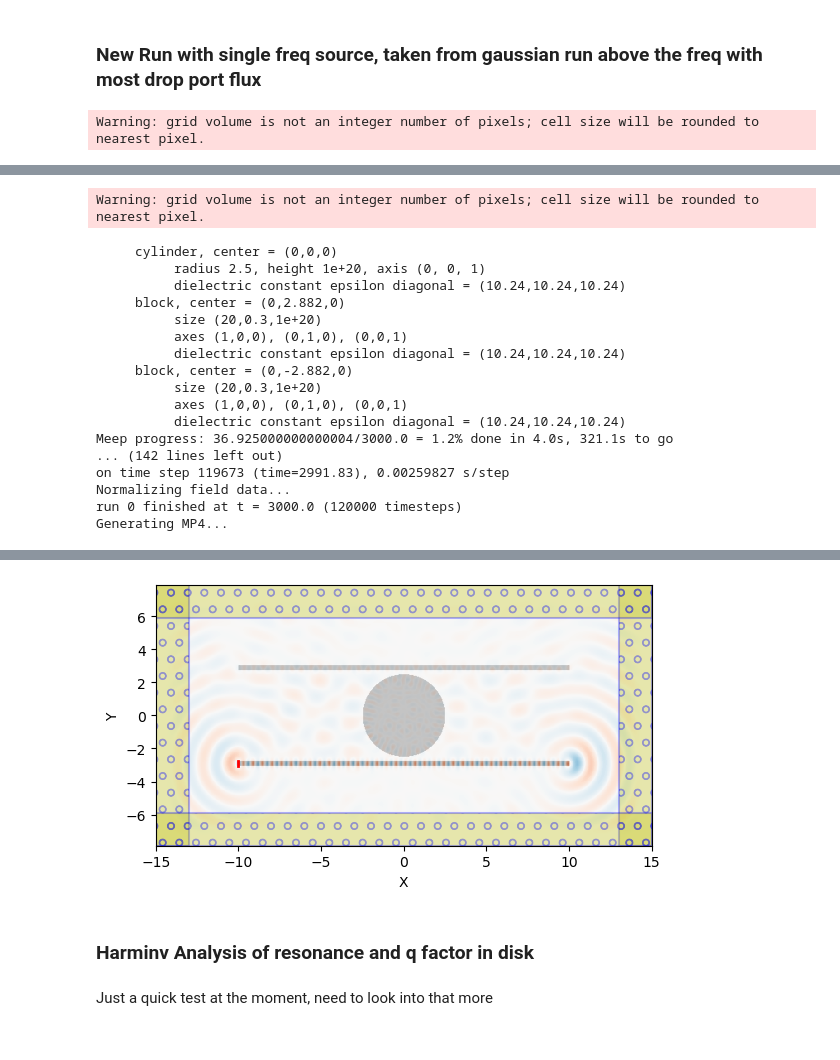
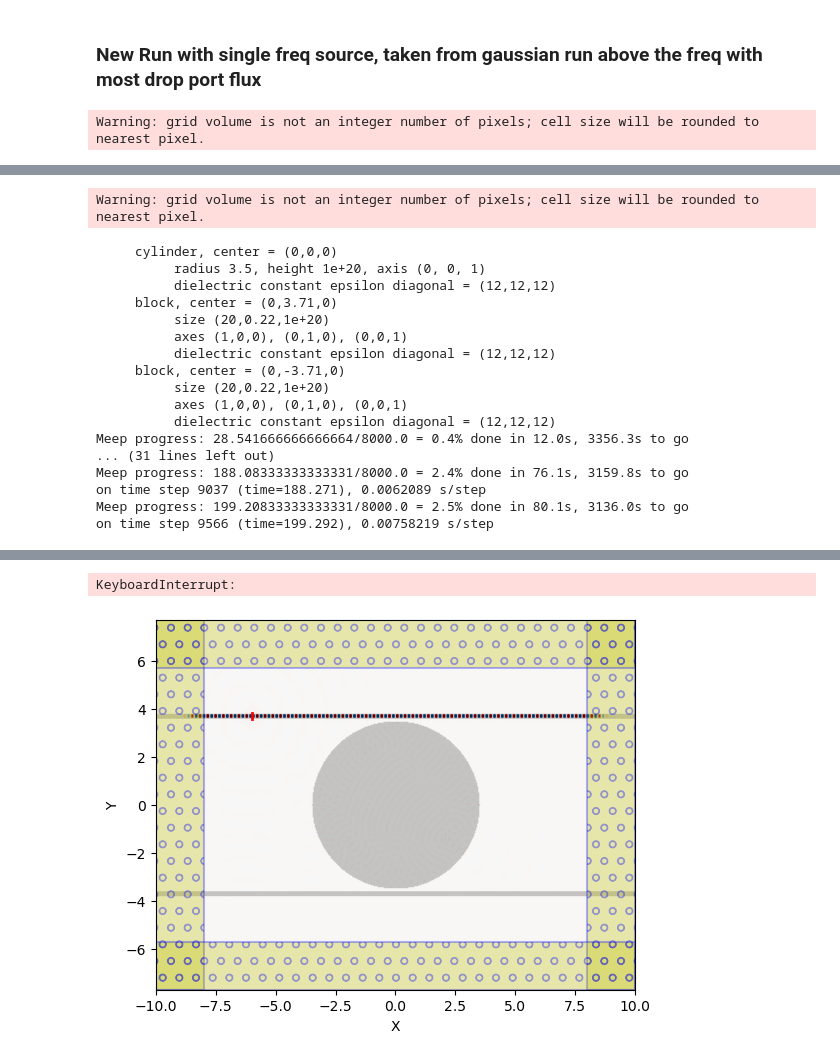
Before and after one commit to Luxchen77/Tunable-Disk-Resonator-Meep-, a Jupyter notebook: meep_clean_sim_waveguide_disk.ipynb, the cells around one changed output, grey strips where cells are left out. Drawn from its saved outputs; the diff is of its cells as text; code cells hidden in the pictures.

```diff
--- a/meep_clean_sim_waveguide_disk.ipynb
+++ b/meep_clean_sim_waveguide_disk.ipynb
@@ -195,16 +406,17 @@ typeof_run = 1  # 0: "snapshots" or 1: "video"
 # -----------------------------
 # Source
 # -----------------------------
-source_x = -wg_length/2
-source_y = - (disk_radius + gap + wg_width/2)
+source_x = -wg_length/2 + 4
+source_y = disk_radius + gap + wg_width/2
 
 
-nfreq = 500
-resolution = 20  # pixels/um
+resolution = 24  # pixels/um
 
+res_freq = 323.2913 #Thz
+res_freq = res_freq * um_scale * 1e12 / c0  # convert to Meep freq (1/um)
 
 sources_res = [mp.Source(mp.ContinuousSource(frequency=res_freq),
-                         component=mp.Ez,
+                         component=mp.Hz,
                          center=mp.Vector3(source_x, source_y),
                          size=mp.Vector3(0, wg_width, 0))]
 
@@ -220,9 +432,34 @@ if typeof_run == 0:
     def store_fields(sim):
         ez_data.append(sim.get_array(center=mp.Vector3(),
                                     size=cell,
-                                    component=mp.Ez))
+                                    component=mp.Hz))
 
-    sim_res.run(mp.at_every(20, store_fields), until=800)
+    sim_res.run(mp.at_every(20, store_fields), until=4000)
+
+    # -----------------------------
+    # Create data folder structure
+    # -----------------------------
+    base_dir = "data"
+    os.makedirs(base_dir, exist_ok=True)
+
+    # Use parameter-based folder name
+    folder_name = f"{datetime.now().strftime('%Y%m%d_%H%M')}_sim_r{disk_radius}_g{gap}_f{f_thz}_res{resolution}_snapshots"
+    run_dir = os.path.join(base_dir, folder_name)
+    os.makedirs(run_dir, exist_ok=True)
+
+    # -----------------------------
+    # Save Ez time evolution data
+    # -----------------------------
+
+    ez_data = np.array(ez_data)
+    ez_data_path = os.path.join(run_dir, "Ez_time_evolution.npy")
+    np.save(ez_data_path, ez_data)
+
+    # Optional lightweight txt version (for debugging / quick plotting)
+    # np.savetxt(os.path.join(run_dir, "Ez_time_evolution.txt"), ez_data.reshape(ez_data.shape[0], -1))
+
+    print(f"Time-evolving Ez field saved to {ez_data_path}")
+    print(f"All data successfully stored in: {run_dir}")
 
     # -----------------------------
     # Plot Ez snapshots
@@ -246,7 +483,7 @@ elif typeof_run == 1:
     # -----------------------------
     animate = mp.Animate2D(
         sim=sim_res,
-        fields=mp.Ez,
+        fields=mp.Hz,
         normalize=True,
         realtime=False,
         field_parameters={"alpha":0.8, "cmap":"RdBu", "interpolation":"none"},
@@ -258,7 +495,7 @@ elif typeof_run == 1:
     # -----------------------------
     # Run the simulation, capturing frames
     # -----------------------------
-    sim_res.run(mp.at_every(20, animate), until=3000)
+    sim_res.run(mp.at_every(20, animate), until=8000)
 
     # -----------------------------
     # Export to MP4 *and* show inline
@@ -290,18 +526,18 @@ time for set_epsilon = 0.463661 s
 Warning: grid volume is not an integer number of pixels; cell size will be rounded to nearest pixel.
      cylinder, center = (0,0,0)
-          radius 2.5, height 1e+20, axis (0, 0, 1)
-          dielectric constant epsilon diagonal = (10.24,10.24,10.24)
-     block, center = (0,2.882,0)
-          size (20,0.3,1e+20)
+          radius 3.5, height 1e+20, axis (0, 0, 1)
+          dielectric constant epsilon diagonal = (12,12,12)
+     block, center = (0,3.71,0)
+          size (20,0.22,1e+20)
           axes (1,0,0), (0,1,0), (0,0,1)
-          dielectric constant epsilon diagonal = (10.24,10.24,10.24)
-     block, center = (0,-2.882,0)
-          size (20,0.3,1e+20)
+          dielectric constant epsilon diagonal = (12,12,12)
+     block, center = (0,-3.71,0)
+          size (20,0.22,1e+20)
           axes (1,0,0), (0,1,0), (0,0,1)
-          dielectric constant epsilon diagonal = (10.24,10.24,10.24)
-Meep progress: 36.925000000000004/3000.0 = 1.2% done in 4.0s, 321.1s to go
-... (142 lines left out)
-on time step 119673 (time=2991.83), 0.00259827 s/step
-Normalizing field data...
-run 0 finished at t = 3000.0 (120000 timesteps)
-Generating MP4...
+          dielectric constant epsilon diagonal = (12,12,12)
+Meep progress: 28.541666666666664/8000.0 = 0.4% done in 12.0s, 3356.3s to go
+... (31 lines left out)
+Meep progress: 188.08333333333331/8000.0 = 2.4% done in 76.1s, 3159.8s to go
+on time step 9037 (time=188.271), 0.0062089 s/step
+Meep progress: 199.20833333333331/8000.0 = 2.5% done in 80.1s, 3136.0s to go
+on time step 9566 (time=199.292), 0.00758219 s/step
@@ -309,5 +544,2 @@ Generating MP4...
+KeyboardInterrupt:
-[figure, old version]
+[figure, new version]
-# %% [markdown]
-### Harminv Analysis of resonance and q factor in disk
-# %% [markdown]
-Just a quick test at the moment, need to look into that more
```
Also changed, not shown: parts of 13 cells of this notebook, 7 other files.
